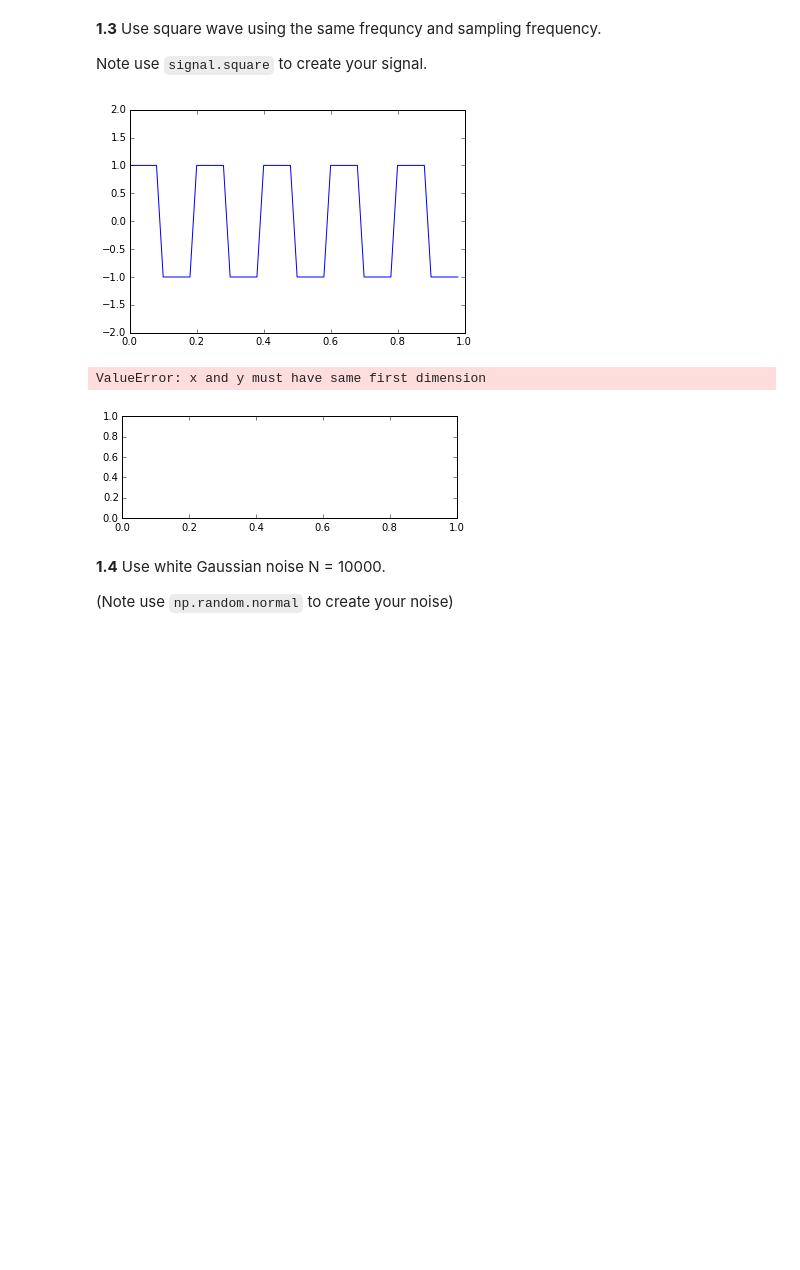
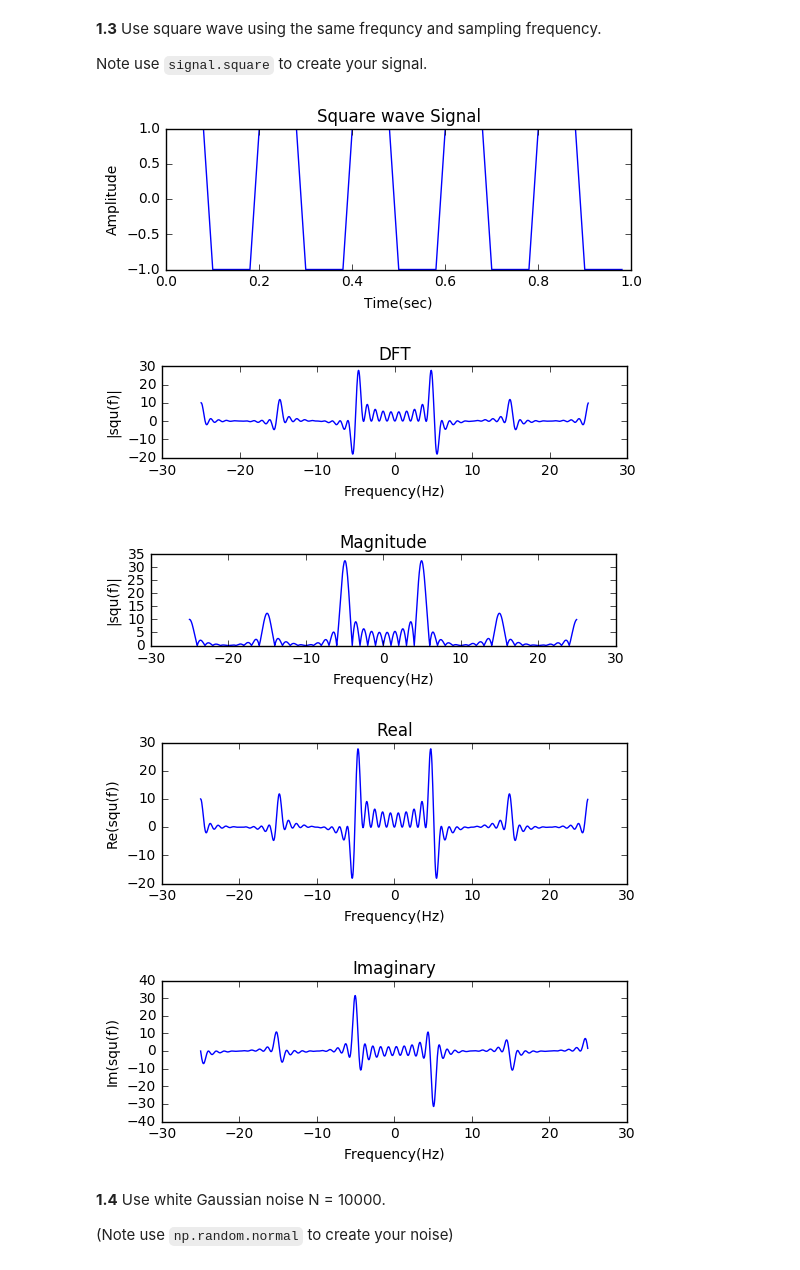
Before and after one commit to ctmengdi/DSP-TP-1617, a Jupyter notebook: Lab4/python/Lab4.ipynb, the cells around one changed output. Saved outputs shown, nothing was run; the diff lists cells and outputs as text; code cells hidden in the pictures; blank space fills up the shorter version.

```diff
--- a/Lab4/python/Lab4.ipynb
+++ b/Lab4/python/Lab4.ipynb
@@ -159,14 +159,15 @@ fs = 50
 N = 1000
 
 #time vector
-t_squ = np.linspace(0, 1, 500, endpoint=False)
+t_squ = np.arange(0, 1., 1./fs)
+#t_squ = np.linspace(0, 1, 500, endpoint=False)
 #square wave
 squ_n = signal.square(2 * np.pi * f * t)
 
-plt.plot(t, squ_n )
-plt.figure
-plt.ylim(-2, 2)
-plt.show()
+#plt.plot(t, squ_n )
+#plt.figure
+#plt.ylim(-2, 2)
+#plt.show()
 
 # frequency vector
 fr_squ = (np.arange(-N/2,N/2,1)) * fs/N
@@ -185,36 +186,38 @@ plt.show()
 
 plt.subplot(312)
 plt.plot(fr_squ, squ_f)
 plt.title('DFT')
 plt.xlabel('Frequency(Hz)')
 plt.ylabel('|squ(f)|')
 plt.show()
 
 plt.subplot(313)
 plt.plot(fr_squ, np.abs(squ_f))
 plt.title('Magnitude')
 plt.xlabel('Frequency(Hz)')
 plt.ylabel('|squ(f)|')
 plt.show()
 
 plt.figure
 plt.subplot(211)
 plt.plot(fr_squ, np.real(squ_f))
 plt.title('Real')
 plt.xlabel('Frequency(Hz)')
 plt.ylabel('Re(squ(f))')
 plt.show()
 
 plt.subplot(212)
 plt.plot(fr_squ, np.imag(squ_f))
 plt.title('Imaginary')
 plt.xlabel('Frequency(Hz)')
 plt.ylabel('Im(squ(f))')
 plt.show()
 # %% [output]
-[figure, old version]
+[figure, new version]
-ValueError: x and y must have same first dimension
-[figure, old version]
+[figure, new version]
+[figure, added]
+[figure, added]
+[figure, added]
 # %% [markdown]
 **1.4** Use white Gaussian noise N = 10000.
 
```
Also changed, not shown: parts of 6 cells of this notebook.
